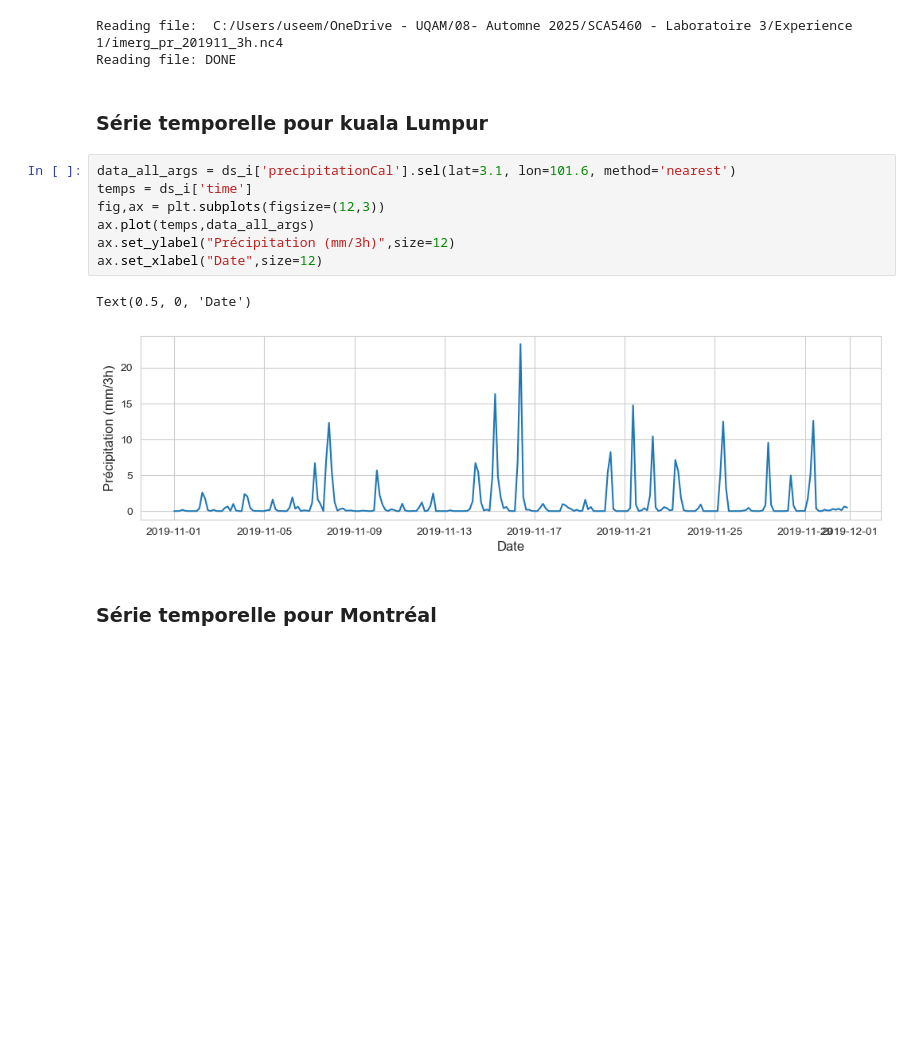
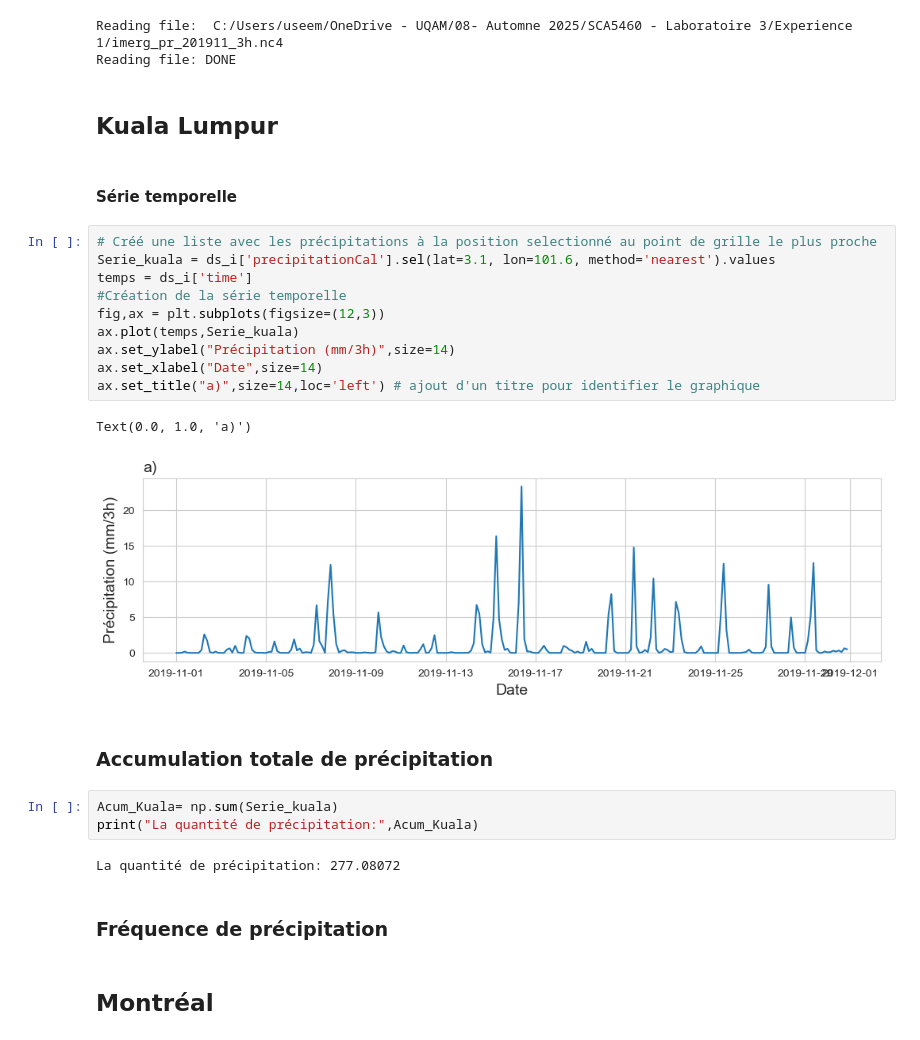
Before and after one commit to Maina-3/laboratoire3, a Jupyter notebook: experience1.ipynb, the cells around one changed output. Saved outputs shown, nothing was run; the diff lists cells and outputs as text; blank space fills up the shorter version.

Commit message:
Calcul d'accumulation totale de précipitation

```diff
--- a/experience1.ipynb
+++ b/experience1.ipynb
@@ -34,16 +35,30 @@ lats = ds_i['lat']
 Reading file:  C:/Users/useem/OneDrive - UQAM/08- Automne 2025/SCA5460 - Laboratoire 3/Experience 1/imerg_pr_201911_3h.nc4
 Reading file: DONE
 # %% [markdown]
-### Série temporelle pour kuala Lumpur
+## Kuala Lumpur
+# %% [markdown]
+#### Série temporelle
 # %%
-data_all_args = ds_i['precipitationCal'].sel(lat=3.1, lon=101.6, method='nearest')
+# Créé une liste avec les précipitations à la position selectionné au point de grille le plus proche
+Serie_kuala = ds_i['precipitationCal'].sel(lat=3.1, lon=101.6, method='nearest').values
 temps = ds_i['time']
+#Création de la série temporelle
 fig,ax = plt.subplots(figsize=(12,3))
-ax.plot(temps,data_all_args)
-ax.set_ylabel("Précipitation (mm/3h)",size=12)
-ax.set_xlabel("Date",size=12)
+ax.plot(temps,Serie_kuala)
+ax.set_ylabel("Précipitation (mm/3h)",size=14)
+ax.set_xlabel("Date",size=14)
+ax.set_title("a)",size=14,loc='left') # ajout d'un titre pour identifier le graphique
 # %% [output]
-Text(0.5, 0, 'Date')
+Text(0.0, 1.0, 'a)')
-[figure, old version]
+[figure, new version]
+# %% [markdown]
+### Accumulation totale de précipitation
+# %%
+Acum_Kuala= np.sum(Serie_kuala)
+print("La quantité de précipitation:",Acum_Kuala)
+# %% [output]
+La quantité de précipitation: 277.08072
+# %% [markdown]
+### Fréquence de précipitation
 # %% [markdown]
-### Série temporelle pour Montréal
+## Montréal
```
Also changed, not shown: parts of 17 cells of this notebook.
